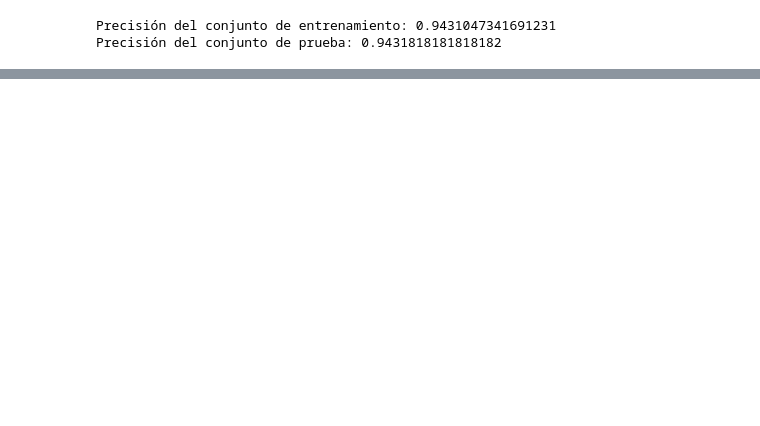
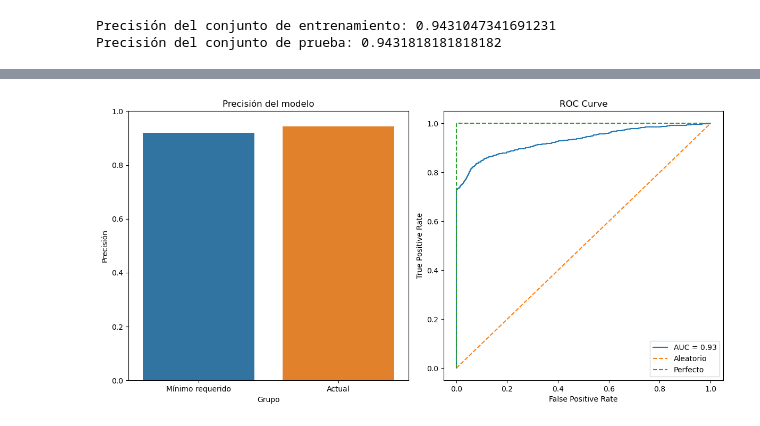
Before and after one commit to memowayun/ProyectoIntegradorEq36_ScoreRiesgoCred, a Jupyter notebook: Avance3_36.ipynb, the cells around one changed output, grey strips where cells are left out. Saved outputs shown, nothing was run; the diff lists cells and outputs as text; code cells hidden in the pictures; blank space fills up the shorter version.

```diff
--- a/Avance3_36.ipynb
+++ b/Avance3_36.ipynb
@@ -196,6 +210,40 @@ Desempeño del modelo:
 Specificity: 0.9962752749201844
 
 El modelo cumple con el desempeño mínimo requerido.
+# %%
+import pandas as pd
+import seaborn as sns
+import matplotlib.pyplot as plt
+
+# Crear un DataFrame con los datos de precisión mínima y precisión actual
+data = {'Grupo': ['Mínimo requerido', 'Actual'],
+        'Precisión': [min_accuracy, accuracy]}
+df = pd.DataFrame(data)
+
+# Graficar usando Seaborn
+plt.figure(figsize=(12, 6))
+
+# Gráfico de precisión
+plt.subplot(1, 2, 1)
+sns.barplot(x='Grupo', y='Precisión', data=df)
+plt.title('Precisión del modelo')
+plt.ylabel('Precisión')
+plt.ylim(0, 1)
+
+# Gráfico de AUC-ROC
+plt.subplot(1, 2, 2)
+plt.plot(fpr, tpr, label=f'AUC = {auc_score:.2f}')
+plt.plot([0, 1], [0, 1], linestyle='--', label='Aleatorio')
+plt.plot([0, 0, 1], [0, 1, 1], linestyle='--', label='Perfecto')
+plt.xlabel('False Positive Rate')
+plt.ylabel('True Positive Rate')
+plt.title('ROC Curve')
+plt.legend()
+
+plt.tight_layout()
+plt.show()
+# %% [output]
+[figure, added]
 # %% [markdown]
 ## ¿Qué algoritmo se puede utilizar como baseline para predecir las variables objetivo?
 ### El algoritmo utilizado como baseline para predecir las variables es el de Regresión Logística.
```
Also changed, not shown: parts of 9 cells of this notebook.
